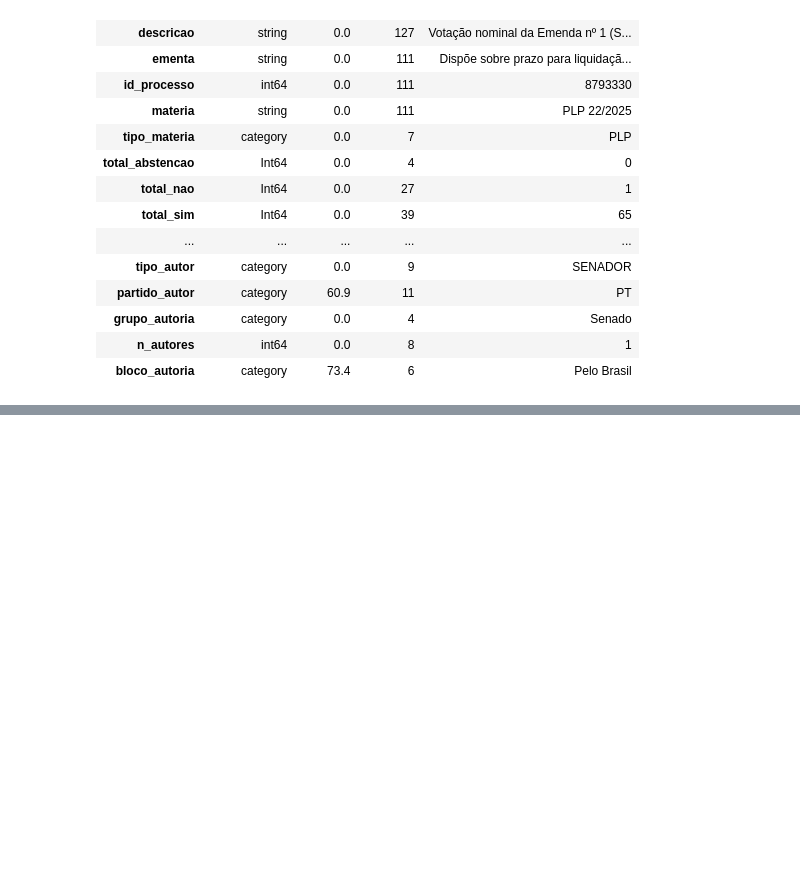
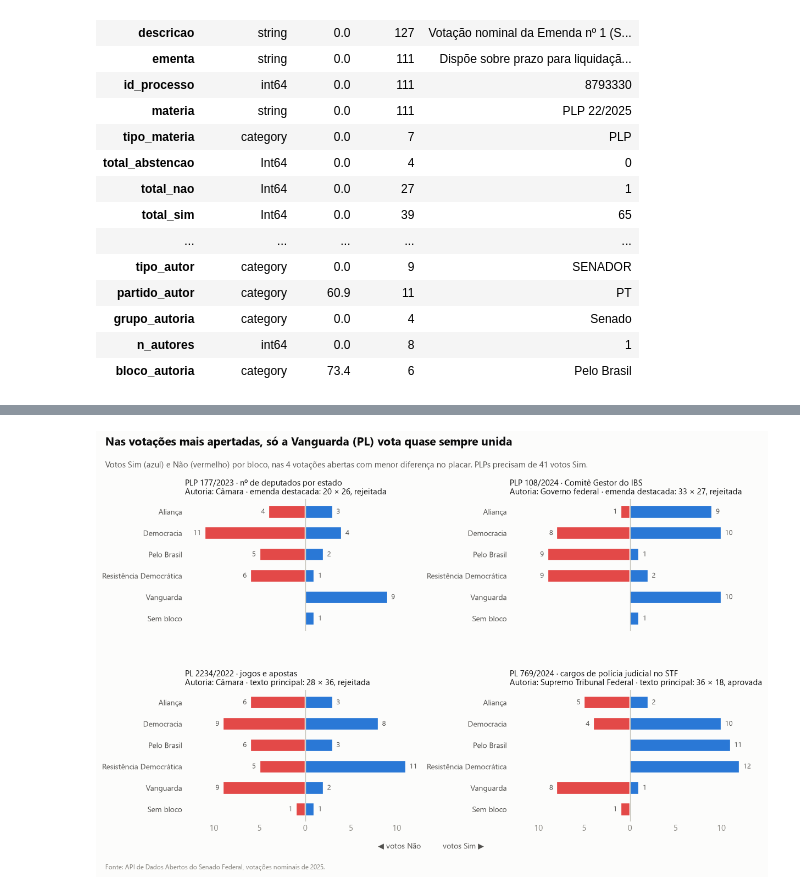
Before and after one commit to pedrob21/Aleon-Challenge, a Jupyter notebook: challenge.ipynb, the cells around one changed output, grey strips where cells are left out. Saved outputs shown, nothing was run; the diff lists cells and outputs as text; code cells hidden in the pictures; blank space fills up the shorter version.

```diff
--- a/challenge.ipynb
+++ b/challenge.ipynb
@@ -770,0 +1086,61 @@ resumo(votacoes)
+# %%
+def objeto_votado(descricao: str) -> str:
+    """Uma votação pode ser sobre parte da proposta; resume o que foi votado a partir da descrição."""
+    d = descricao.lower()
+    if "questão de ordem" in d:
+        return "Questão de ordem"
+    if "destacada" in d:
+        return "Emenda destacada"
+    if "emenda" in d or "substitutivo" in d:
+        return "Substitutivo ou emenda"
+    return "Texto principal"
+
+
+# as 4 votações mais apertadas (menor diferença entre Sim e Não), uma por proposta; ficam de fora
+# requerimentos e questões de ordem, em que Sim/Não se referem a procedimentos e não à proposta
+apertadas = (abertas[abertas["tipo_materia"].ne("RQS")
+                     & abertas["descricao"].map(objeto_votado).ne("Questão de ordem")]
+             .assign(margem=lambda d: (d["total_sim"] - d["total_nao"]).abs())
+             .sort_values("margem").drop_duplicates("id_processo").head(4))
+ordem_blocos = [*sorted(set(PARTIDO_BLOCO.values())), "Sem bloco"]  # mesma ordem em todos os painéis
+
+# Um painel por votação (grade 2 x 2). Em cada um, barras divergentes a partir do zero:
+# votos Não para a esquerda (valores negativos) e Sim para a direita
+fig, eixos = plt.subplots(2, 2, figsize=(11, 7.4), sharex=True)
+for ax, (_, v) in zip(eixos.flat, apertadas.iterrows()):
+    # placar por bloco nesta votação: linhas = blocos, colunas = Sim e Não
+    placar = (votos_abertos[votos_abertos["id_votacao"].eq(v["id_votacao"])]
+              .groupby(["bloco", "categoria"], observed=True).size().unstack(fill_value=0)
+              .reindex(index=ordem_blocos, columns=["Sim", "Não"], fill_value=0))
+    y = np.arange(len(placar))[::-1]  # invertido para o primeiro bloco ficar no topo
+    ax.barh(y, -placar["Não"], color=VERMELHO, height=0.6, edgecolor=SUPERFICIE, linewidth=1.5)
+    ax.barh(y, placar["Sim"], color=AZUL, height=0.6, edgecolor=SUPERFICIE, linewidth=1.5)
+    # número de votos na ponta de cada barra (só quando há votos)
+    for yi, (sim, nao) in zip(y, placar[["Sim", "Não"]].to_numpy()):
+        if nao:
+            ax.text(-nao - 0.4, yi, str(nao), ha="right", va="center", fontsize=8.5, color=TINTA_2)
+        if sim:
+            ax.text(sim + 0.4, yi, str(sim), ha="left", va="center", fontsize=8.5, color=TINTA_2)
+    ax.axvline(0, color=EIXO, linewidth=0.8)  # linha do zero, que divide Não e Sim
+    ax.set_yticks(y, placar.index, fontsize=9)
+    ax.spines[["left", "bottom"]].set_visible(False)
+    ax.xaxis.set_major_formatter(lambda val, _: f"{abs(val):.0f}")  # o lado do Não aparece sem sinal negativo
+    resultado = "aprovada" if v["aprovada"] else "rejeitada"
+    # para "Outros órgãos", o nome do autor (ex.: STF) é mais informativo que o grupo
+    ax.set_title(f"{v['materia']} · {APELIDOS.get(v['materia'], v['materia'])}\n"
+                 f"Autoria: {v['autor_principal'] if v['grupo_autoria'] == 'Outros órgãos' else v['grupo_autoria']}"
+                 f" · {objeto_votado(v['descricao']).lower()}: {v['total_sim']} × {v['total_nao']}, {resultado}",
+                 loc="left", fontsize=9.5, color=TINTA)
+# mesma escala horizontal e simétrica em todos os painéis, para que sejam comparáveis
+lim = max(abs(a) for ax in eixos.flat for a in ax.get_xlim())
+for ax in eixos.flat:
+    ax.set_xlim(-lim, lim)
+fig.text(0.5, 0.06, "◀ votos Não          votos Sim ▶", ha="center", fontsize=9, color=TINTA_2)
+titulos(fig, "Nas votações mais apertadas, só a Vanguarda (PL) vota quase sempre unida",
+        "Votos Sim (azul) e Não (vermelho) por bloco, nas 4 votações abertas com menor diferença no placar. "
+        "PLPs precisam de 41 votos Sim.")
+rodape(fig)
+fig.subplots_adjust(top=0.84, bottom=0.12, left=0.13, right=0.98, hspace=0.45, wspace=0.35)
+plt.show()
+# %% [output]
+[figure, added]
```
Also changed, not shown: parts of 29 cells of this notebook, 1 other file.
